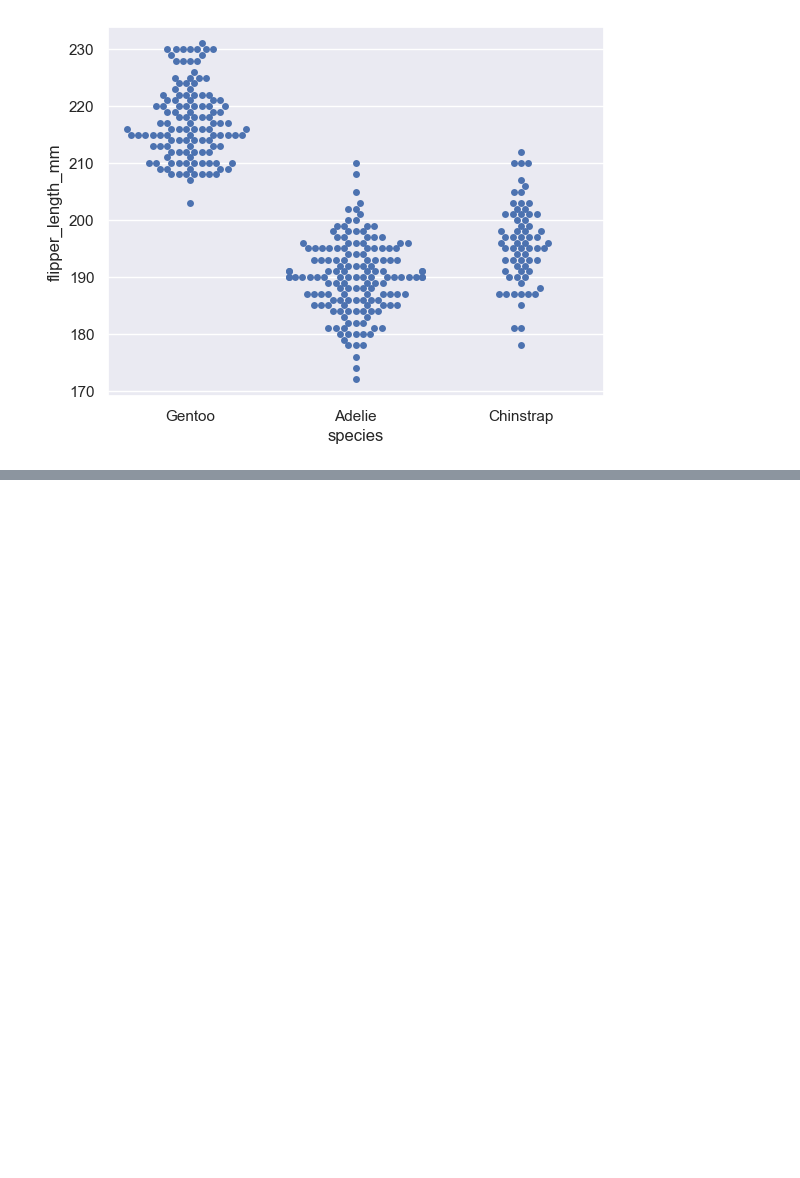
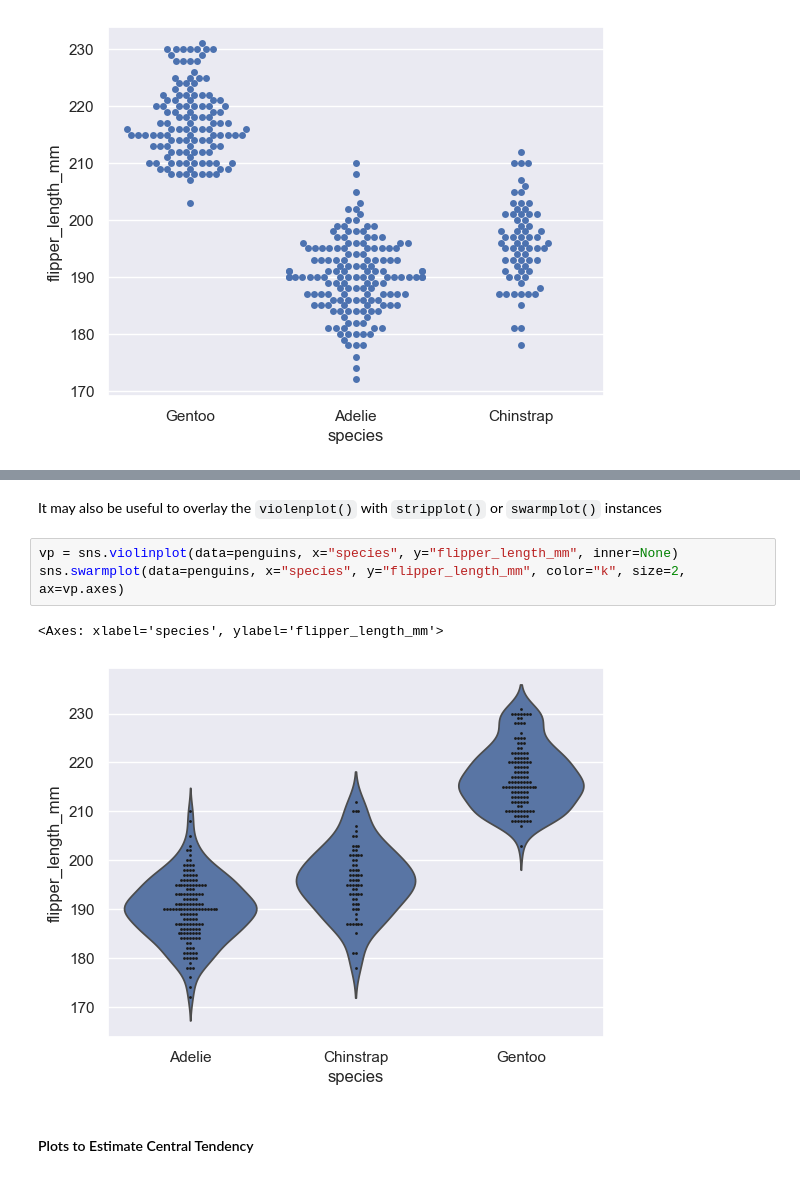
Before and after one commit to rjrdev/machine-learning-cheatsheets, a Jupyter notebook: 3_matplotlib_seaborn.ipynb, the cells around one changed output, grey strips where cells are left out. Drawn from its saved outputs; the diff is of its cells as text; blank space fills up the shorter version.

```diff
--- a/3_matplotlib_seaborn.ipynb
+++ b/3_matplotlib_seaborn.ipynb
@@ -623,0 +643,10 @@ sns.swarmplot(penguins,
+# %% [markdown]
+It may also be useful to overlay the `violenplot()` with `stripplot()` or `swarmplot()` instances
+# %%
+vp = sns.violinplot(data=penguins, x="species", y="flipper_length_mm", inner=None)
+sns.swarmplot(data=penguins, x="species", y="flipper_length_mm", color="k", size=2, ax=vp.axes)
+# %% [output]
+<Axes: xlabel='species', ylabel='flipper_length_mm'>
+[figure, added]
+# %% [markdown]
+#### Plots to Estimate Central Tendency
```
Also changed, not shown: parts of 20 cells of this notebook.
